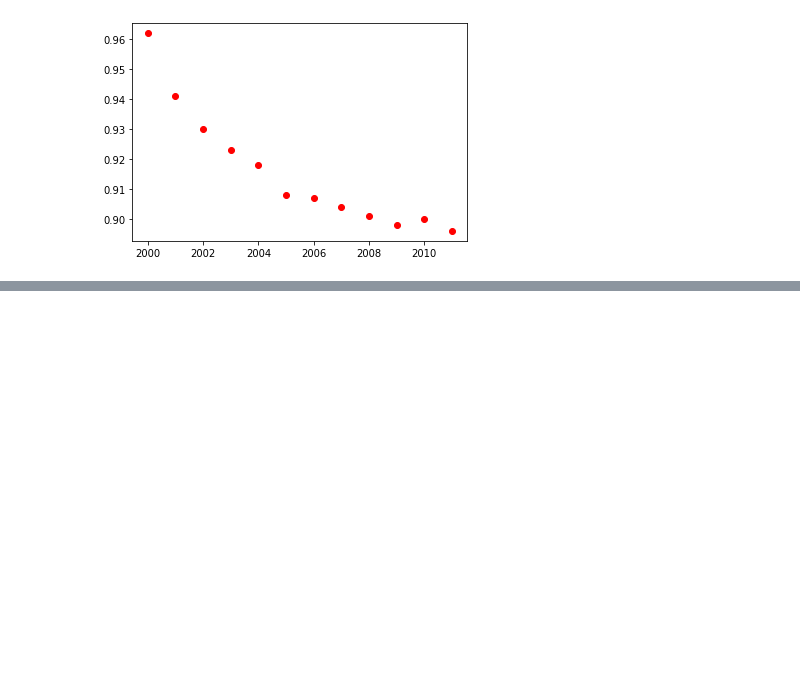
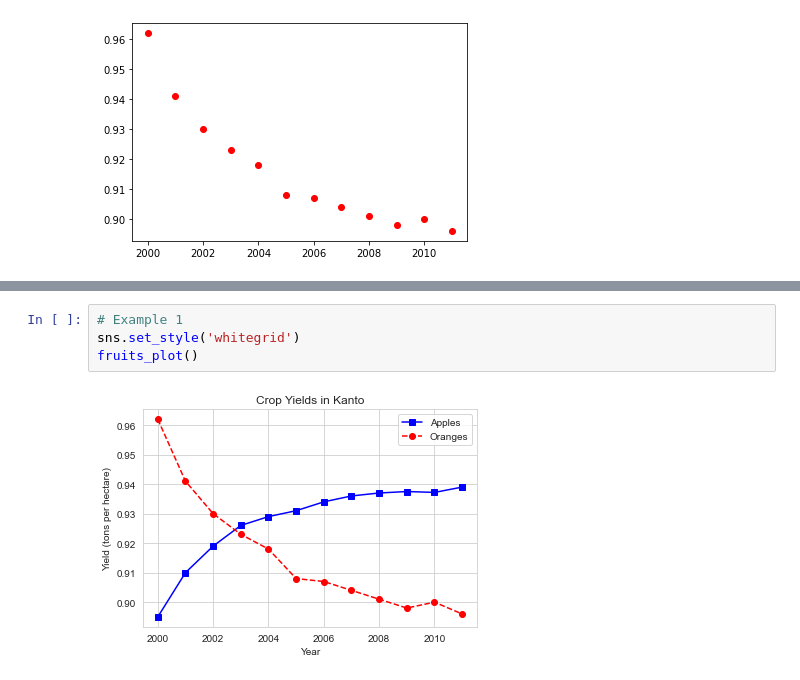
Before and after one commit to code-lucidal58/python_for_data_analysis, a Jupyter notebook: zero_to_pandas/lecture-5-matplotlib-data-visualization.ipynb, the cells around one changed output, grey strips where cells are left out. Cells and saved outputs as stored; diff of their text form; blank space fills up the shorter version.

```diff
--- a/zero_to_pandas/lecture-5-matplotlib-data-visualization.ipynb
+++ b/zero_to_pandas/lecture-5-matplotlib-data-visualization.ipynb
@@ -144,0 +162,6 @@ plt.plot(years, oranges, 'or');
+# %%
+# Example 1
+sns.set_style('whitegrid')
+fruits_plot()
+# %% [output]
+[figure, added]
```
Also changed, not shown: parts of 11 cells of this notebook.
